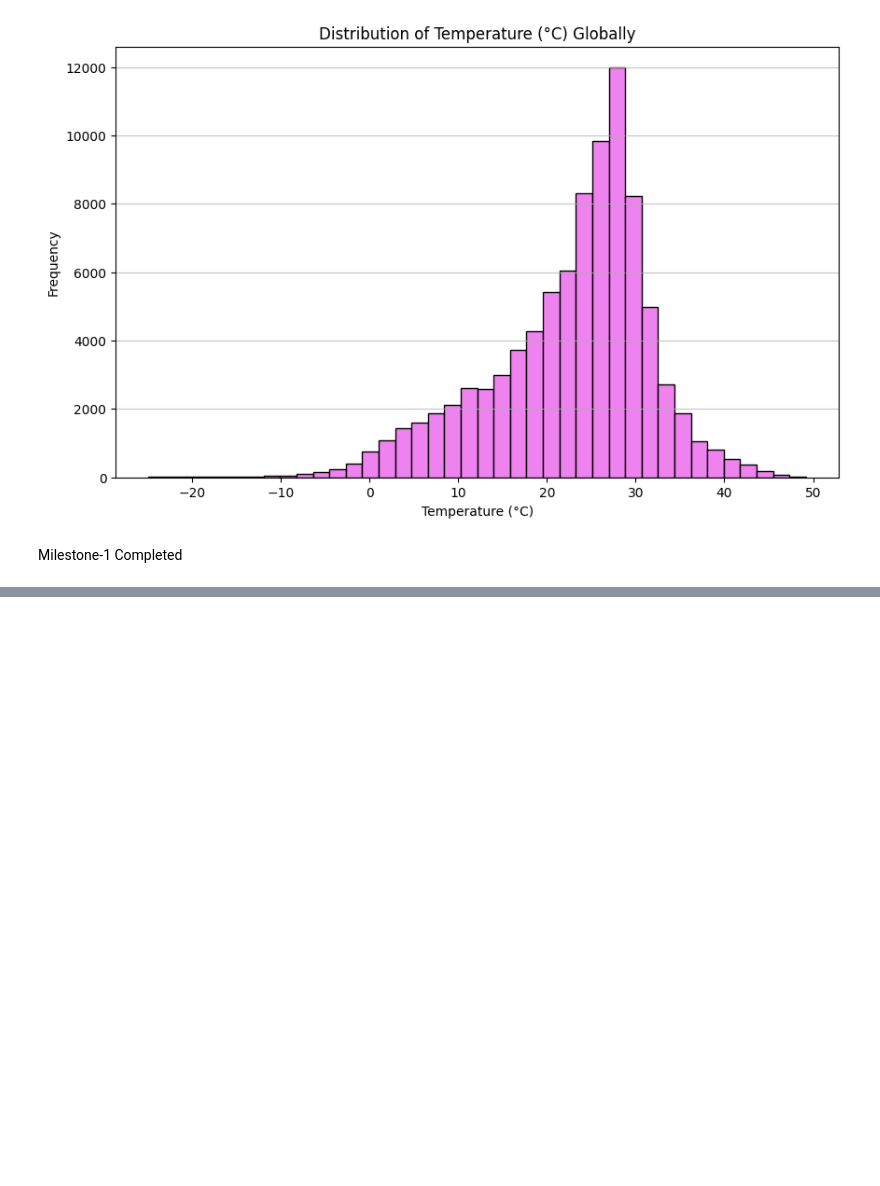
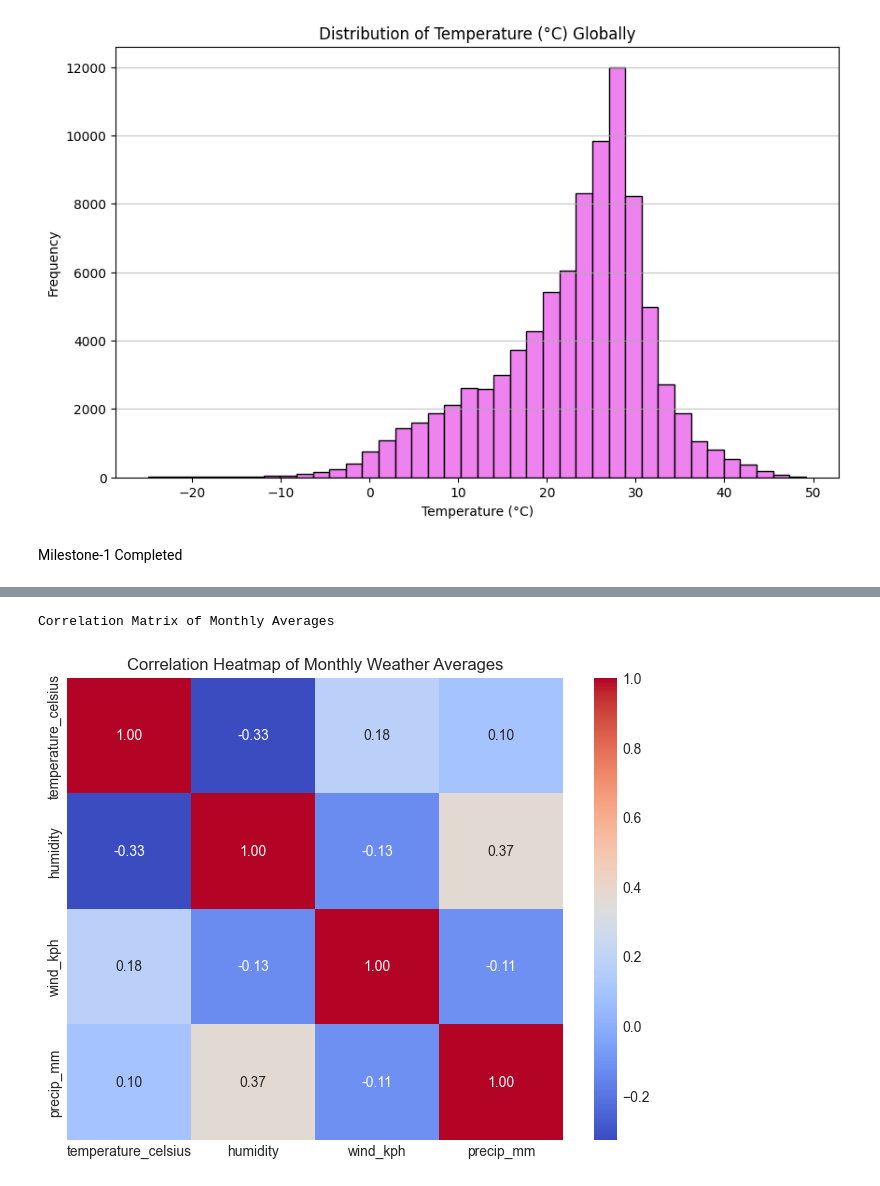
Before and after one commit to kushmita-yadav/DV-Climatescope-Kushmita, a Jupyter notebook: mls-1.climatescope.ipynb, the cells around one changed output, grey strips where cells are left out. Saved outputs shown, nothing was run; the diff lists cells and outputs as text; code cells hidden in the pictures; blank space fills up the shorter version.

```diff
--- a/mls-1.climatescope.ipynb
+++ b/mls-1.climatescope.ipynb
@@ -300,0 +461,14 @@ Milestone-1 Completed
+# %%
+#Perform Statistical Analysis: Correlation Heatmap
+print("\nCorrelation Matrix of Monthly Averages")
+# Select the key numerical columns for the correlation matrix
+correlation_df = monthly_averages_table[['temperature_celsius', 'humidity', 'wind_kph', 'precip_mm']]
+correlation_matrix = correlation_df.corr()
+
+plt.figure(figsize=(8, 6))
+sns.heatmap(correlation_matrix, annot=True, cmap='coolwarm', fmt=".2f")
+plt.title('Correlation Heatmap of Monthly Weather Averages')
+plt.show()
+# %% [output]
+Correlation Matrix of Monthly Averages
+[figure, added]
```
Also changed, not shown: parts of 21 cells of this notebook.
